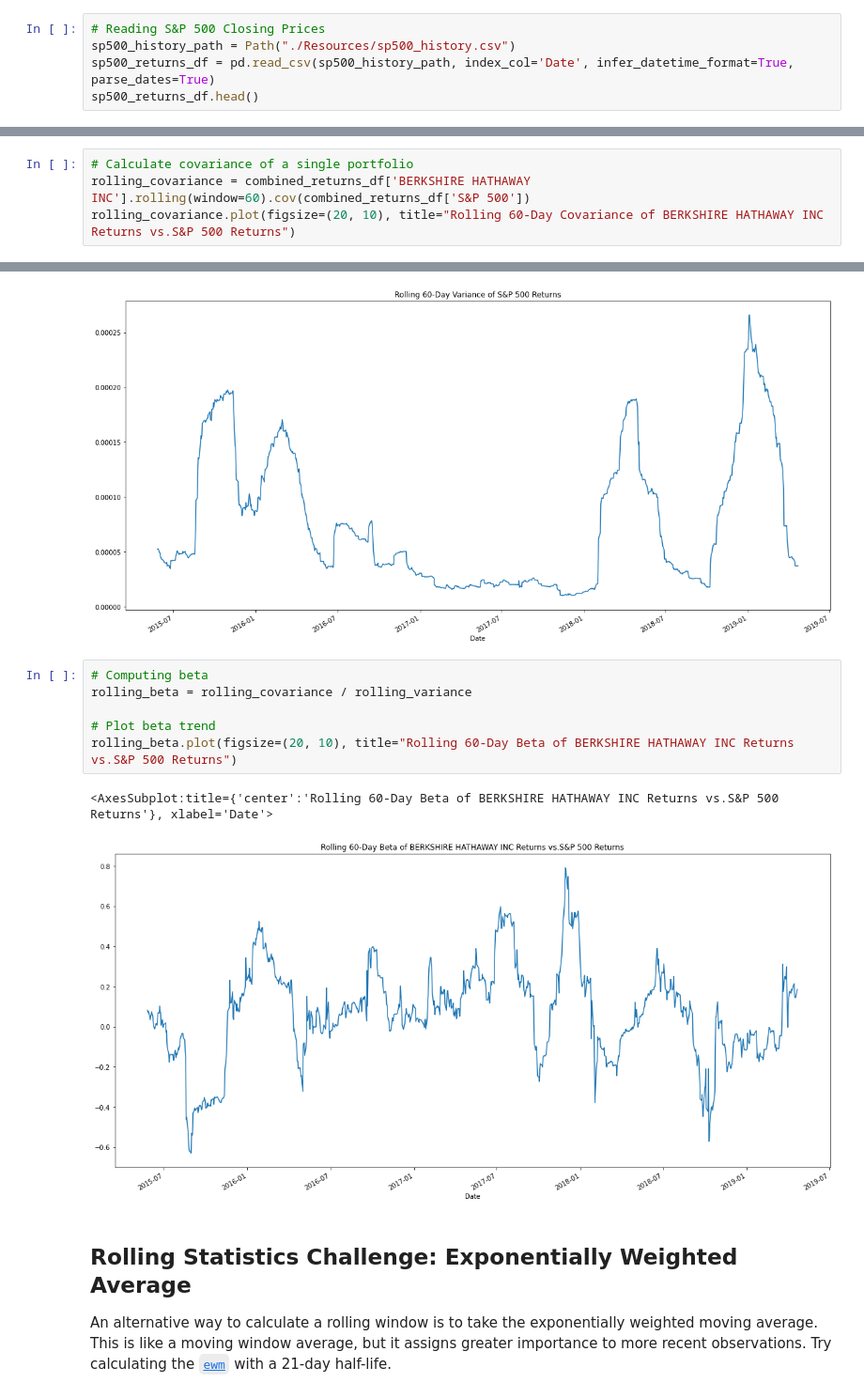
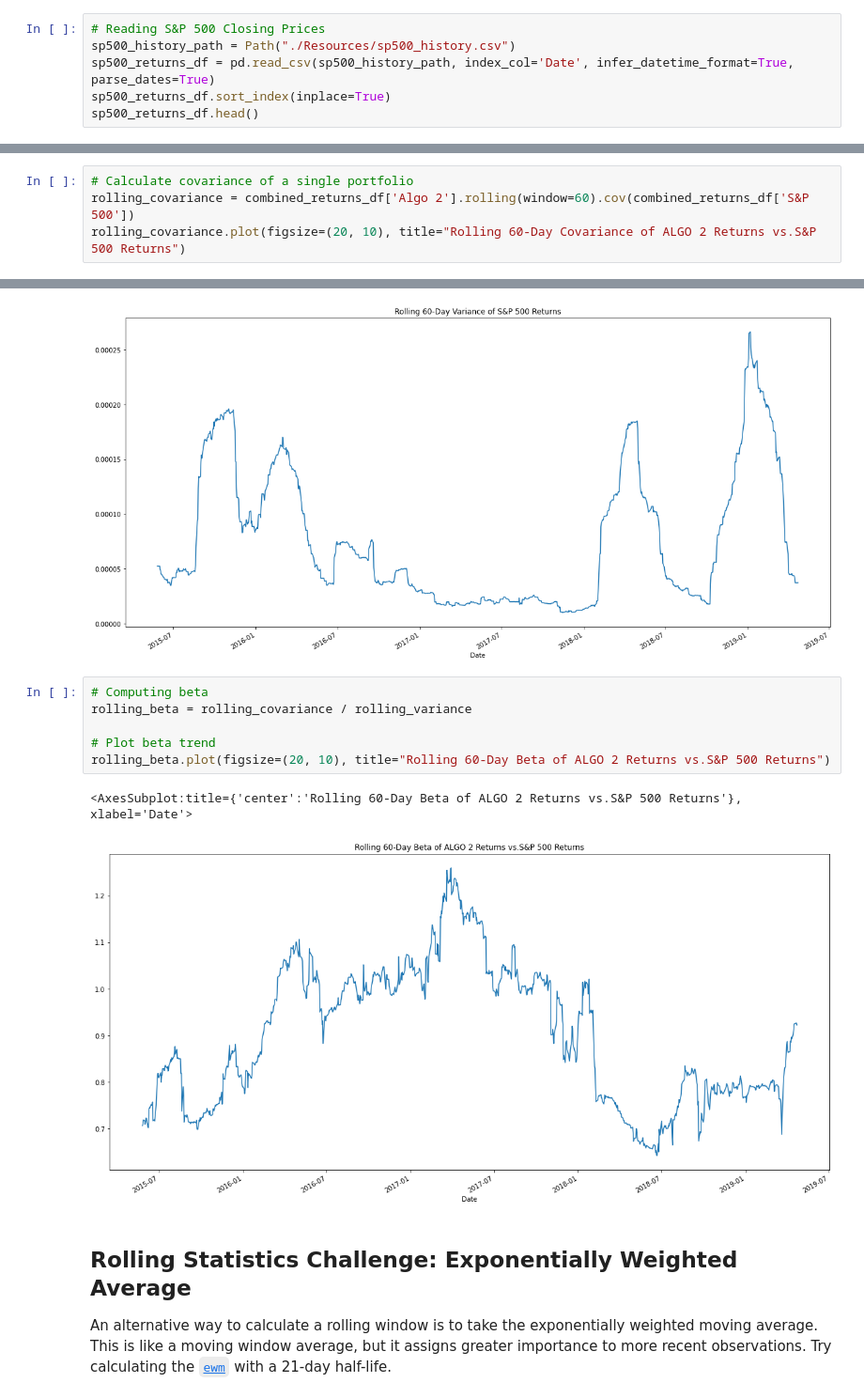
Before and after one commit to somyapanda/fintech-pandas, a Jupyter notebook: whale_analysis.ipynb, the cells around one changed output, grey strips where cells are left out. Shown at 94% size. Saved outputs shown, nothing was run; the diff lists cells and outputs as text.

```diff
--- a/whale_analysis.ipynb
+++ b/whale_analysis.ipynb
@@ -103,6 +103,7 @@ Read the S&P 500 historic closing prices and create a new daily returns DataFram
 # Reading S&P 500 Closing Prices
 sp500_history_path = Path("./Resources/sp500_history.csv")
 sp500_returns_df = pd.read_csv(sp500_history_path, index_col='Date', infer_datetime_format=True, parse_dates=True)
+sp500_returns_df.sort_index(inplace=True)
 sp500_returns_df.head()
 # %% [output]
 |  | Close |
@@ -343,6 +344,6 @@ sns.heatmap(correlation, vmin=-1, vmax=1, annot=True)
 ### Calculate and Plot Beta for a chosen portfolio and the S&P 500
 # %%
 # Calculate covariance of a single portfolio
-rolling_covariance = combined_returns_df['BERKSHIRE HATHAWAY INC'].rolling(window=60).cov(combined_returns_df['S&P 500'])
-rolling_covariance.plot(figsize=(20, 10), title="Rolling 60-Day Covariance of BERKSHIRE HATHAWAY INC Returns vs.S&P 500 Returns")
+rolling_covariance = combined_returns_df['Algo 2'].rolling(window=60).cov(combined_returns_df['S&P 500'])
+rolling_covariance.plot(figsize=(20, 10), title="Rolling 60-Day Covariance of ALGO 2 Returns vs.S&P 500 Returns")
 # %% [output]
@@ -358,12 +359,12 @@ rolling_variance.plot(figsize=(20, 10), title="Rolling 60-Day Variance of S&P 50
 # %%
 # Computing beta
 rolling_beta = rolling_covariance / rolling_variance
 
 # Plot beta trend
-rolling_beta.plot(figsize=(20, 10), title="Rolling 60-Day Beta of BERKSHIRE HATHAWAY INC Returns vs.S&P 500 Returns")
+rolling_beta.plot(figsize=(20, 10), title="Rolling 60-Day Beta of ALGO 2 Returns vs.S&P 500 Returns")
 # %% [output]
-<AxesSubplot:title={'center':'Rolling 60-Day Beta of BERKSHIRE HATHAWAY INC Returns vs.S&P 500 Returns'}, xlabel='Date'>
+<AxesSubplot:title={'center':'Rolling 60-Day Beta of ALGO 2 Returns vs.S&P 500 Returns'}, xlabel='Date'>
-[figure, old version]
+[figure, new version]
 # %% [markdown]
 ## Rolling Statistics Challenge: Exponentially Weighted Average
 
```
Also changed, not shown: parts of 46 cells of this notebook, 4 other files.
